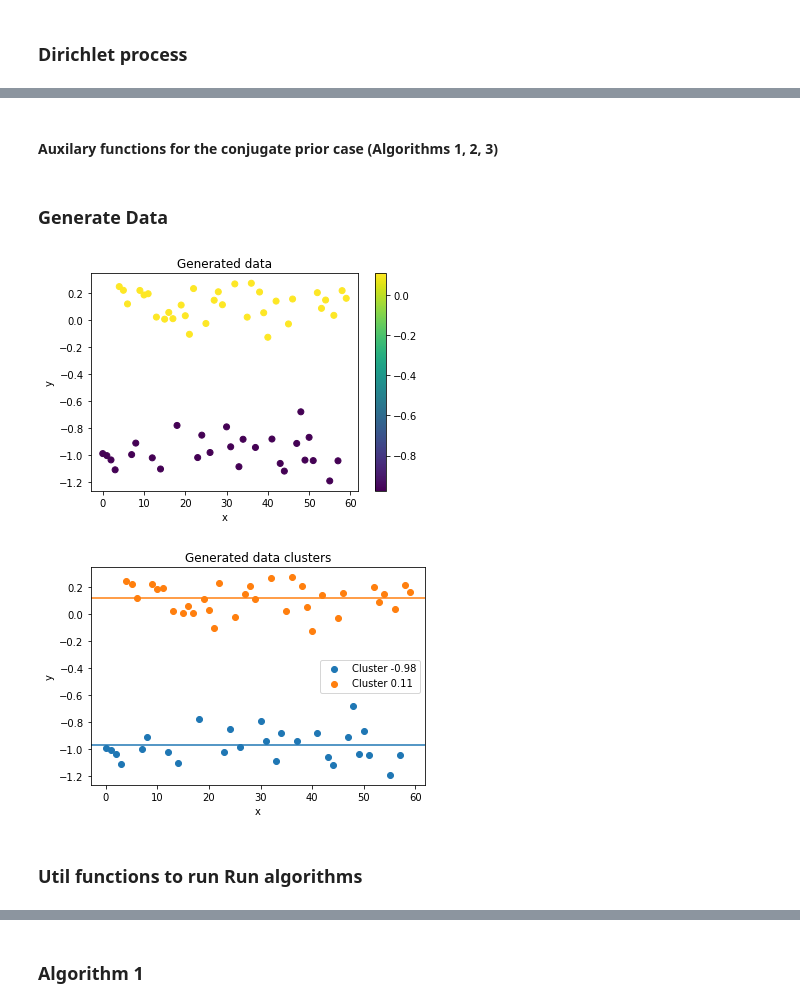
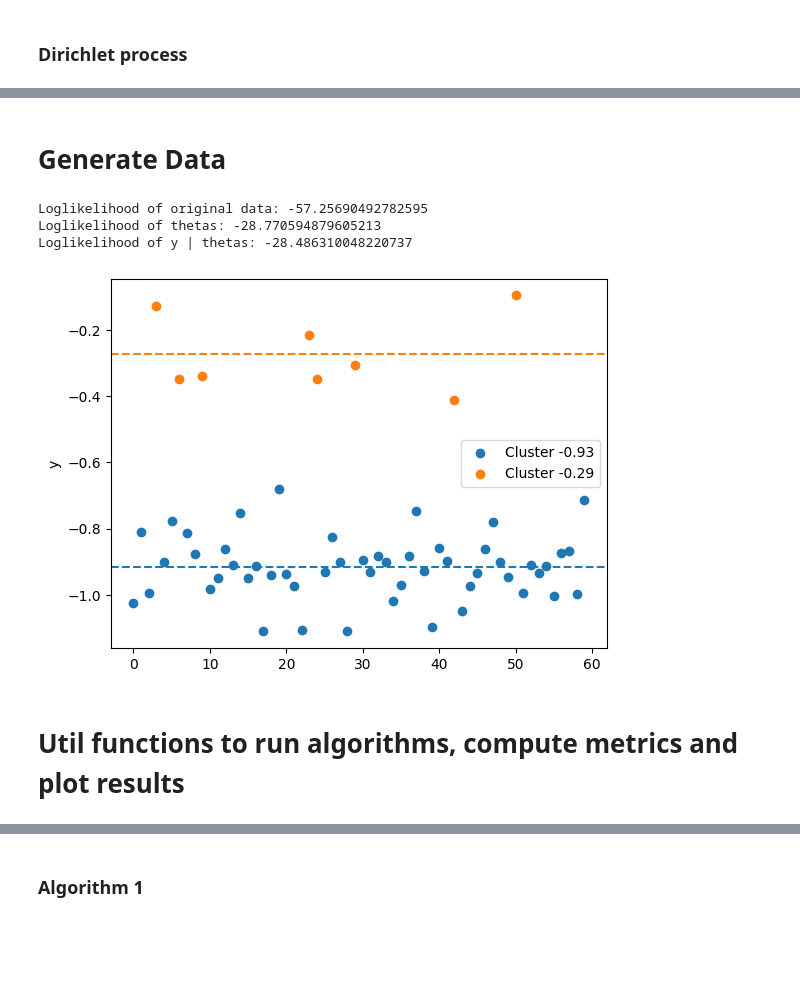
Before and after one commit to MariusAlonso/MVA-PGM-Sampling-Methods-DP-Mixture-Models, a Jupyter notebook: algos.ipynb, the cells around one changed output, grey strips where cells are left out. Cells and saved outputs as stored; diff of their text form; code cells hidden in the pictures; blank space fills up the shorter version.

```diff
--- a/algos.ipynb
+++ b/algos.ipynb
@@ -60,19 +94,4 @@ def DP_loglikelihood(thetas):
         else:
             lh += np.log(alpha / (i + alpha)) + g0_logdensity(theta)
     return lh
-# %%
-def DP_sampler(n):
-    """
-    This function samples n thetas from a Dirichlet Process of parameter alpha
-    and base distribution G0
-    """
-    # Sample the thetas
-    thetas = []
-    for i in range(n):
-        u = np.random.uniform()
-        if u < alpha / (alpha + i):
-            thetas.append(g0_sampler())
-        else:
-            thetas.append(thetas[np.random.randint(0, i)])
-    return thetas
 # %% [markdown]
@@ -101,2 +115,0 @@ def autocorr(x):
-# %% [markdown]
-#### Auxilary functions for the conjugate prior case (Algorithms 1, 2, 3)
@@ -111,5 +116,5 @@ def ri_integral(y):
 # %% [markdown]
-### Generate Data
+# Generate Data
 # %%
 def generate_data(n):
     thetas = DP_sampler(n)
@@ -117,32 +122,27 @@ def generate_data(n):
     for i, theta in enumerate(thetas):
         y[i] = f_sampler(theta)
     return y, thetas
+# %%
+# Generate data
+n = 60
+y_data, thetas_data = generate_data(n)
 # %%
-# Generate data
-n = 60
-y_data, thetas = generate_data(n)
-
-# Plot data
-plt.figure()
-plt.scatter(np.arange(n), y_data, c=thetas)
-plt.title("Generated data")
-plt.xlabel("x")
-plt.ylabel("y")
-plt.colorbar()
-plt.show()
+print(f"Loglikelihood of original data: {np.sum(F_loglikelihood(y_data, thetas_data)) + DP_loglikelihood(thetas_data)}")
+print(f"Loglikelihood of thetas: {DP_loglikelihood(thetas_data)}")
+print(f"Loglikelihood of y | thetas: {np.sum(F_loglikelihood(y_data, thetas_data))}")
 
 # Plot data clusters
 plt.figure()
 COLORS = cycle(plt.rcParams['axes.prop_cycle'].by_key()['color'])
-for c_unique in np.unique(thetas):
+for c_unique in np.unique(thetas_data):
     color = next(COLORS)
-    plt.scatter(np.arange(n)[thetas == c_unique], y_data[thetas == c_unique], c=color, label="Cluster {:.2f}".format(c_unique))
-    plt.axhline(np.mean(y_data[thetas == c_unique]), c=color)
-plt.title("Generated data clusters")
-plt.xlabel("x")
+    plt.scatter(np.arange(n)[thetas_data == c_unique], y_data[thetas_data == c_unique], c=color, label="Cluster {:.2f}".format(c_unique))
+    plt.axhline(np.mean(y_data[thetas_data == c_unique]), c=color, linestyle='--')
 plt.ylabel("y")
 plt.legend()
 plt.show()
 # %% [output]
+Loglikelihood of original data: -57.25690492782595
+Loglikelihood of thetas: -28.770594879605213
+Loglikelihood of y | thetas: -28.486310048220737
-[figure, old version]
+[figure, new version]
-[figure, removed]
@@ -162,4 +179,4 @@ y = np.array([ 0.11229489,  0.24537041,  0.14753505, -1.17642199,  0.12647496,
 # %% [markdown]
-### Util functions to run Run algorithms
+# Util functions to run algorithms, compute metrics and plot results
 # %%
 def to_cs_phis(thetas):
```
Also changed, not shown: parts of 36 cells of this notebook.
